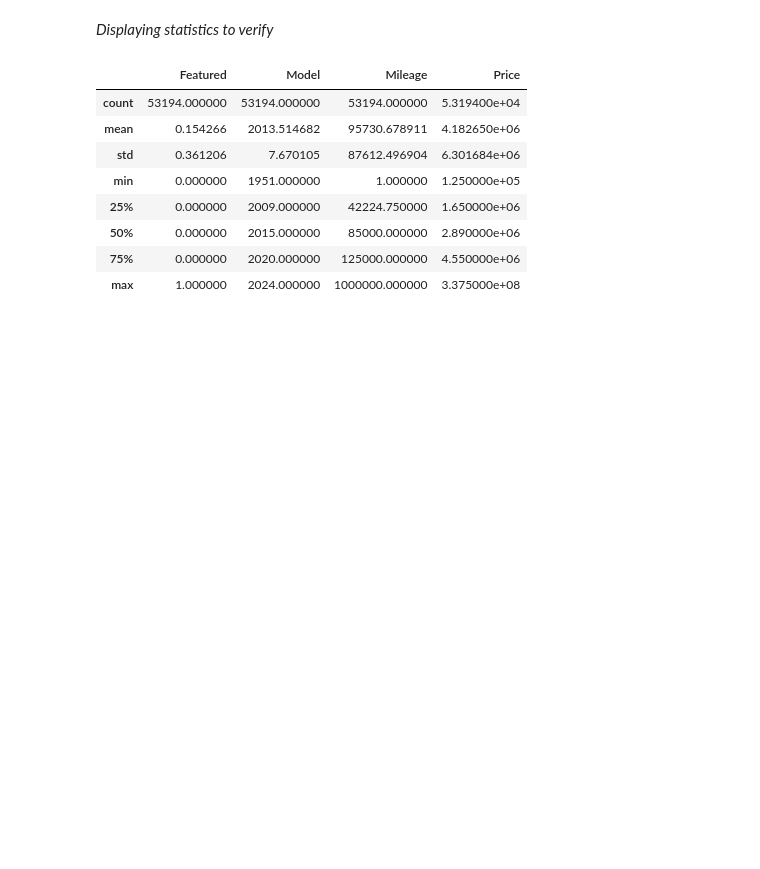
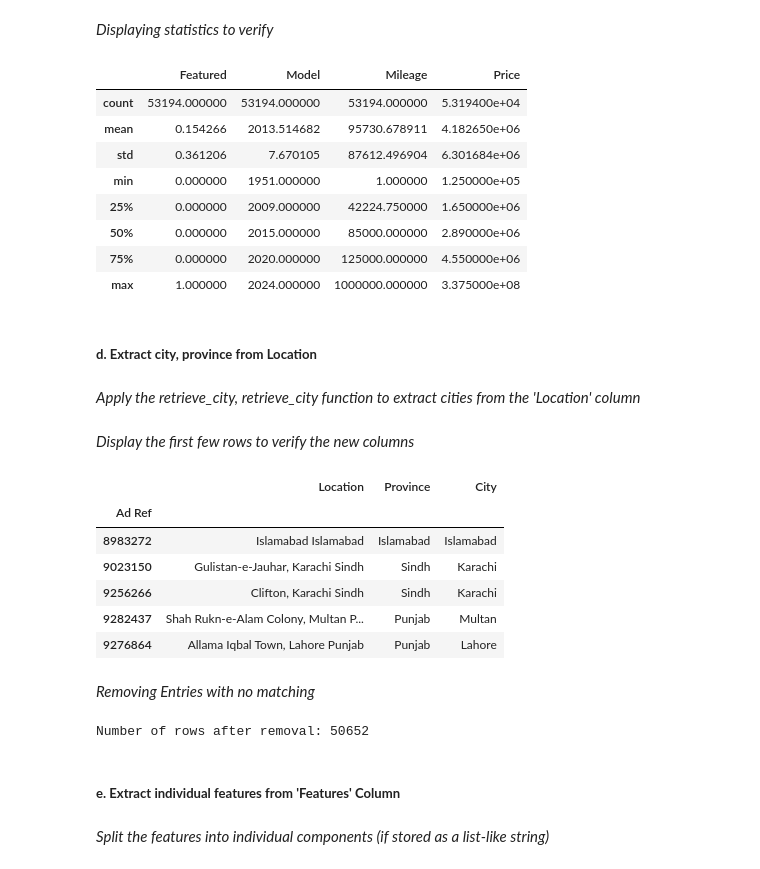
Before and after one commit to Muneeb-03/CS334-PakWheels-Project, a Jupyter notebook: project.ipynb, the cells around one changed output. Saved outputs shown, nothing was run; the diff lists cells and outputs as text; code cells hidden in the pictures; blank space fills up the shorter version.

```diff
--- a/project.ipynb
+++ b/project.ipynb
@@ -218,3 +204,58 @@ ads_df.describe()
 | 50% | 0.000000 | 2015.000000 | 85000.000000 | 2.890000e+06 |
 | 75% | 0.000000 | 2020.000000 | 125000.000000 | 4.550000e+06 |
 | max | 1.000000 | 2024.000000 | 1000000.000000 | 3.375000e+08 |
+# %% [markdown]
+##### **d. Extract city, province from Location**
+# %%
+# Load the list of city names from a JSON file
+with open(os.path.join('json', 'pak_city_names.json'), 'r') as f:
+    cities_list = loads(f.read())
+
+# Define the list of provinces in Pakistan
+provinces = ['KPK', 'Punjab', 'Sindh', 'Islamabad', 'Balochistan', 'Azad Kashmir']
+
+# Function to retrieve city from input text
+def retrieve_city(input):
+    for city in cities_list:
+        if city['name'].lower() in input.lower():
+            return city['name']
+
+    return ''
+
+# Function to retrieve province from input text
+def retrieve_province(input):
+    for province in provinces:
+        if province.lower() in input.lower():
+            return province
+
+    return ''
+# %% [markdown]
+*Apply the retrieve_city, retrieve_city function to extract cities from the 'Location' column*
+# %%
+ads_df['Province'] = ads_df['Location'].apply(retrieve_province)
+ads_df['City'] = ads_df['Location'].apply(retrieve_city)
+# %% [markdown]
+*Display the first few rows to verify the new columns*
+# %%
+ads_df[['Location', 'Province', 'City']].sample(5)
+# %% [output]
+|  | Location | Province | City |
+| Ad Ref |  |  |  |
+| 8983272 | Islamabad Islamabad | Islamabad | Islamabad |
+| 9023150 | Gulistan-e-Jauhar, Karachi Sindh | Sindh | Karachi |
+| 9256266 | Clifton, Karachi Sindh | Sindh | Karachi |
+| 9282437 | Shah Rukn-e-Alam Colony, Multan P... | Punjab | Multan |
+| 9276864 | Allama Iqbal Town, Lahore Punjab | Punjab | Lahore |
+# %% [markdown]
+*Removing Entries with no matching*
+# %%
+ads_df = ads_df[ads_df['Province'] != '']
+ads_df = ads_df[ads_df['City'] != '']
+
+print(f"Number of rows after removal: {ads_df.shape[0]}")
+# %% [output]
+Number of rows after removal: 50652
+# %% [markdown]
+##### **e. Extract individual features from 'Features' Column**
+# %% [markdown]
+*Split the features into individual components (if stored as a list-like string)*
```
Also changed, not shown: parts of 12 cells of this notebook, 3 other files.
